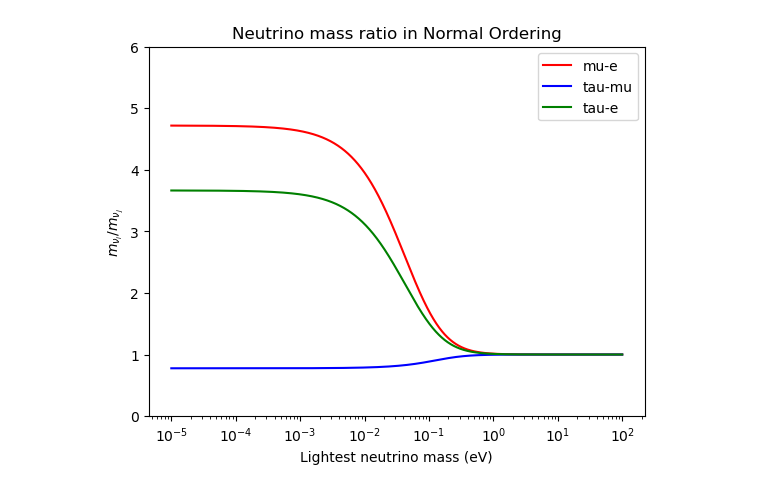
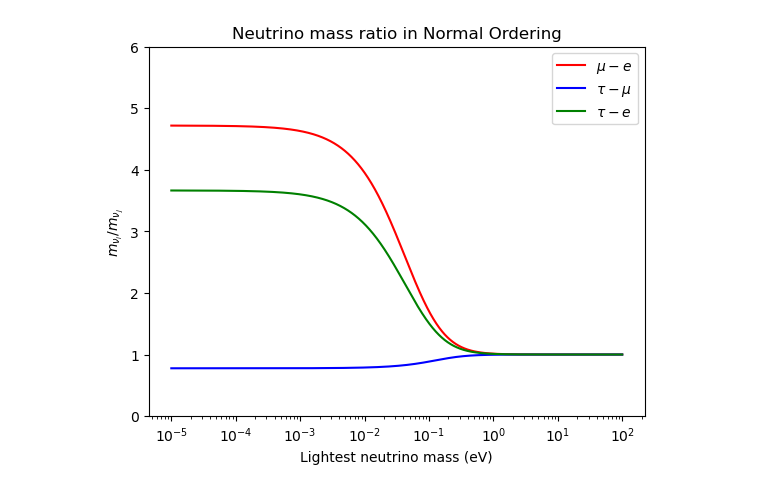
Before and after one commit to KoniOKoni/ndm, a Jupyter notebook: consistencyNO.ipynb, the cells around one changed output. Cells and saved outputs as stored; diff of their text form; code cells hidden in the pictures.

```diff
--- a/consistencyNO.ipynb
+++ b/consistencyNO.ipynb
@@ -7,6 +7,11 @@ from math import *
 PI = np.pi
 m21 = 8.66e-3
 m31 = 5.05e-2
+N = 100
+s12 = np.sqrt(np.linspace(0.275, 0.345, N))
+s23 = np.sqrt(np.linspace(0.435, 0.585, N))
+s13 = np.sqrt(np.linspace(0.02030, 0.02388, N))
+delta = np.linspace(124, 364, N)*(np.pi/180)
 # %%
 def trigconversion(a):
     return np.sqrt(1 - np.power(a, 2))
@@ -28,15 +33,15 @@ def mtautau(m, s12, s13, s23, delta):
     return 2*trigconversion(s12)*trigconversion(s23)*(m2(m) - m)*s12*s13*s23*cos(delta) + pow(trigconversion(s23),2)*(pow(s13,2)*(pow(trigconversion(s12),2)*m+m2(m)*pow(s12,2))+m3(m)*pow(trigconversion(s13),2)) + pow(s23,2)*(m2(m)*pow(trigconversion(s12),2) + m*pow(s12,2))
 # %%
 m = np.logspace(-5, 2, 10000)
-plt.plot(m, mmumu(m, 5.64e-1, 1.48e-1, 7.58e-1, 1.08*np.pi)/mee(m, 5.64e-1, 1.48e-1), 'r-', label = "mu-e")
-plt.plot(m, mtautau(m, 5.64e-1, 1.48e-1, 7.58e-1, 1.08*np.pi)/mmumu(m, 5.64e-1, 1.48e-1, 7.58e-1, 1.08*np.pi), 'b-', label = "tau-mu")
-plt.plot(m, mtautau(m, 5.64e-1, 1.48e-1, 7.58e-1, 1.08*np.pi)/mee(m, 5.64e-1, 1.48e-1), 'g-', label = "tau-e")
+plt.plot(m, mmumu(m, 5.64e-1, 1.48e-1, 7.58e-1, 1.08*np.pi)/mee(m, 5.64e-1, 1.48e-1), 'r-', label = r"$\mu-e$")
+plt.plot(m, mtautau(m, 5.64e-1, 1.48e-1, 7.58e-1, 1.08*np.pi)/mmumu(m, 5.64e-1, 1.48e-1, 7.58e-1, 1.08*np.pi), 'b-', label = r"$\tau-\mu$")
+plt.plot(m, mtautau(m, 5.64e-1, 1.48e-1, 7.58e-1, 1.08*np.pi)/mee(m, 5.64e-1, 1.48e-1), 'g-', label = r"$\tau-e$")
 plt.xscale('log')
 plt.ylim(0,6)
 plt.legend(loc=0)
 plt.xlabel("Lightest neutrino mass (eV)")
 plt.ylabel(r"$m_{\nu_i}/m_{\nu_j}$")
 plt.title("Neutrino mass ratio in Normal Ordering")
 plt.savefig('NO.png', dpi=300)
 # %% [output]
-[figure, old version]
+[figure, new version]
```
Also changed, not shown: parts of 2 cells of this notebook, 10 other files.
